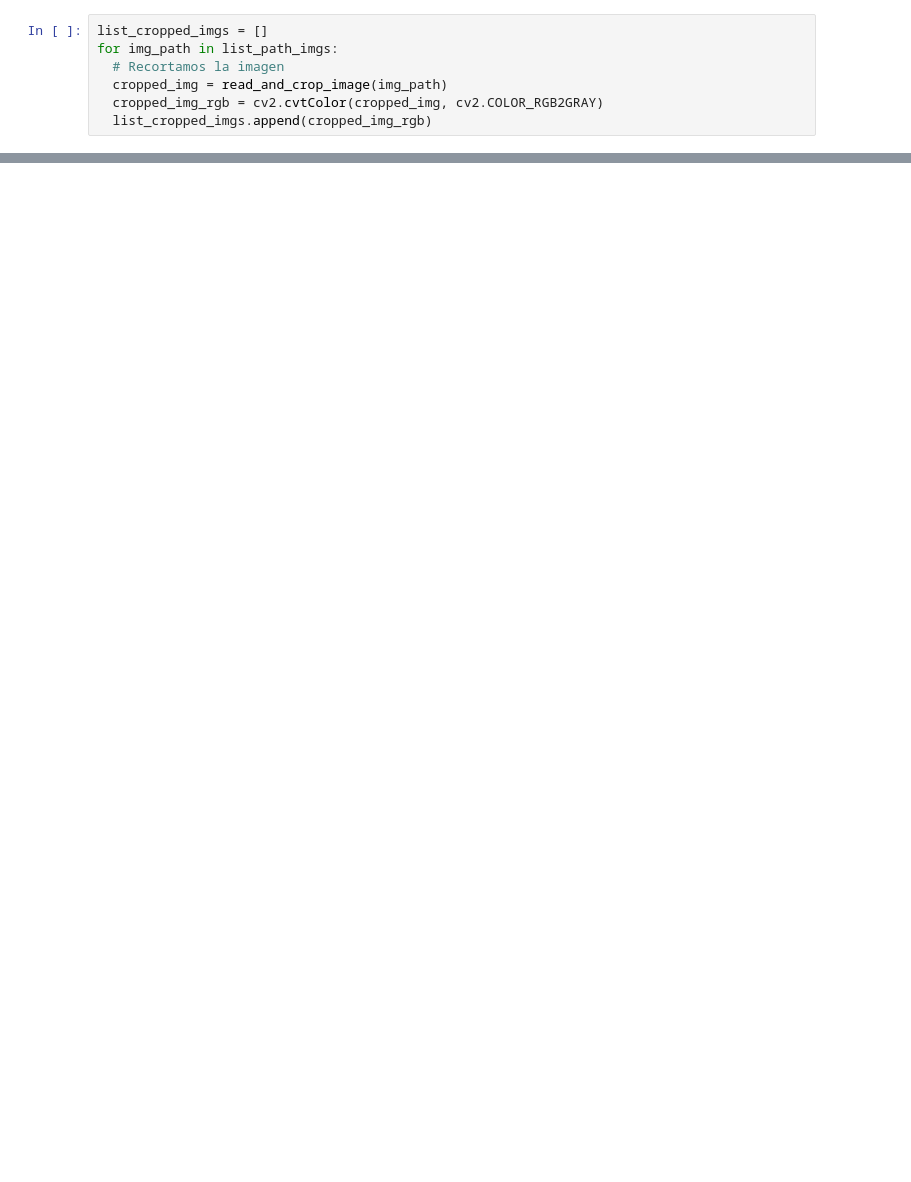
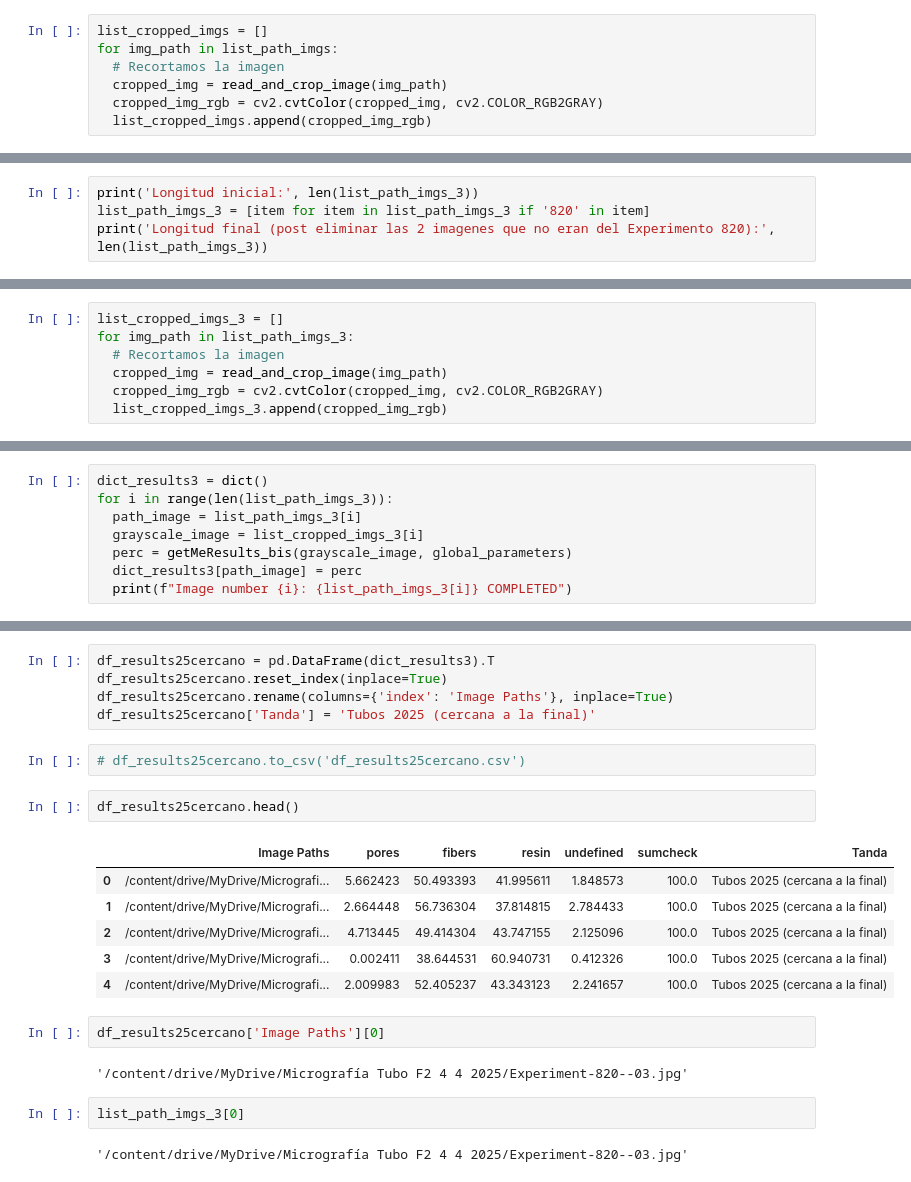
Before and after one commit to ichiP245/micrography-imgpro, a Jupyter notebook: Entrega01.ipynb, the cells around one changed output, grey strips where cells are left out. Cells and saved outputs as stored; diff of their text form; blank space fills up the shorter version.

```diff
--- a/Entrega01.ipynb
+++ b/Entrega01.ipynb
@@ -128,0 +306,4 @@ for path, results in dict_results.items():
+# %%
+print('Longitud inicial:', len(list_path_imgs_3))
+list_path_imgs_3 = [item for item in list_path_imgs_3 if '820' in item]
+print('Longitud final (post eliminar las 2 imagenes que no eran del Experimento 820):', len(list_path_imgs_3))
@@ -128,0 +344,7 @@ for path, results in dict_results.items():
+# %%
+list_cropped_imgs_3 = []
+for img_path in list_path_imgs_3:
+  # Recortamos la imagen
+  cropped_img = read_and_crop_image(img_path)
+  cropped_img_rgb = cv2.cvtColor(cropped_img, cv2.COLOR_RGB2GRAY)
+  list_cropped_imgs_3.append(cropped_img_rgb)
@@ -128,0 +359,8 @@ for path, results in dict_results.items():
+# %%
+dict_results3 = dict()
+for i in range(len(list_path_imgs_3)):
+  path_image = list_path_imgs_3[i]
+  grayscale_image = list_cropped_imgs_3[i]
+  perc = getMeResults_bis(grayscale_image, global_parameters)
+  dict_results3[path_image] = perc
+  print(f"Image number {i}: {list_path_imgs_3[i]} COMPLETED")
@@ -128,0 +380,24 @@ for path, results in dict_results.items():
+# %%
+df_results25cercano = pd.DataFrame(dict_results3).T
+df_results25cercano.reset_index(inplace=True)
+df_results25cercano.rename(columns={'index': 'Image Paths'}, inplace=True)
+df_results25cercano['Tanda'] = 'Tubos 2025 (cercana a la final)'
+# %%
+# df_results25cercano.to_csv('df_results25cercano.csv')
+# %%
+df_results25cercano.head()
+# %% [output]
+|  | Image Paths | pores | fibers | resin | undefined | sumcheck | Tanda |
+| 0 | /content/drive/MyDrive/Micrografi... | 5.662423 | 50.493393 | 41.995611 | 1.848573 | 100.0 | Tubos 2025 (cercana a la final) |
+| 1 | /content/drive/MyDrive/Micrografi... | 2.664448 | 56.736304 | 37.814815 | 2.784433 | 100.0 | Tubos 2025 (cercana a la final) |
+| 2 | /content/drive/MyDrive/Micrografi... | 4.713445 | 49.414304 | 43.747155 | 2.125096 | 100.0 | Tubos 2025 (cercana a la final) |
+| 3 | /content/drive/MyDrive/Micrografi... | 0.002411 | 38.644531 | 60.940731 | 0.412326 | 100.0 | Tubos 2025 (cercana a la final) |
+| 4 | /content/drive/MyDrive/Micrografi... | 2.009983 | 52.405237 | 43.343123 | 2.241657 | 100.0 | Tubos 2025 (cercana a la final) |
+# %%
+df_results25cercano['Image Paths'][0]
+# %% [output]
+'/content/drive/MyDrive/Micrografía Tubo F2 4 4 2025/Experiment-820--03.jpg'
+# %%
+list_path_imgs_3[0]
+# %% [output]
+'/content/drive/MyDrive/Micrografía Tubo F2 4 4 2025/Experiment-820--03.jpg'
```
Also changed, not shown: parts of 45 cells of this notebook.
